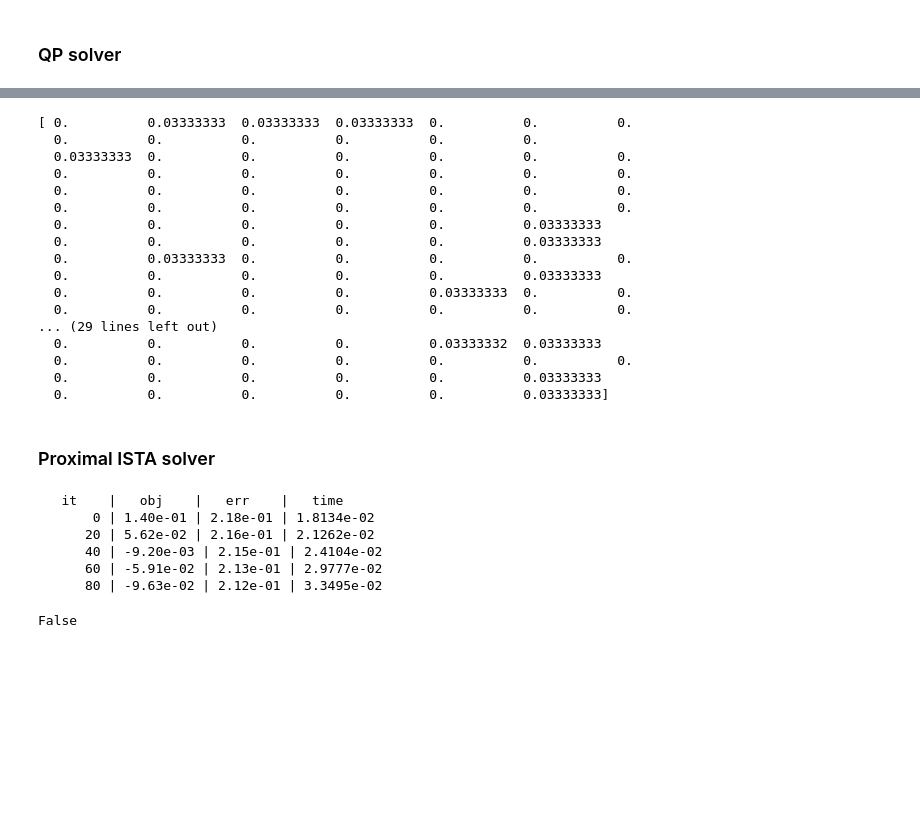
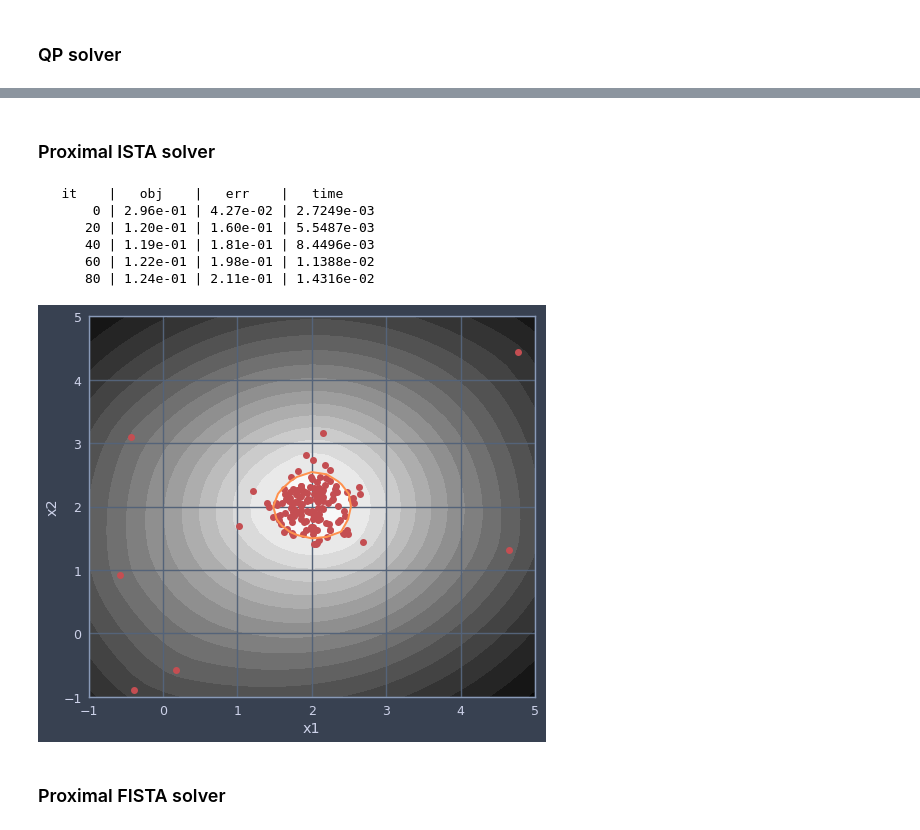
Before and after one commit to aymondebroglie/Project_Opti, a Jupyter notebook: project_m2_optim_data_science_2017_ocsvm.ipynb, the cells around one changed output, grey strips where cells are left out. Cells and saved outputs as stored; diff of their text form; code cells hidden in the pictures; blank space fills up the shorter version.

```diff
--- a/project_m2_optim_data_science_2017_ocsvm.ipynb
+++ b/project_m2_optim_data_science_2017_ocsvm.ipynb
@@ -914,23 +917,3 @@ plot_ocsvm(X, mu_support, idx_support,rho=1, kernel=rbf_kernel)
-# %%
-print mu_true
-# %% [output]
-[ 0.          0.03333333  0.03333333  0.03333333  0.          0.          0.
-  0.          0.          0.          0.          0.          0.
-  0.03333333  0.          0.          0.          0.          0.          0.
-  0.          0.          0.          0.          0.          0.          0.
-  0.          0.          0.          0.          0.          0.          0.
-  0.          0.          0.          0.          0.          0.          0.
-  0.          0.          0.          0.          0.          0.03333333
-  0.          0.          0.          0.          0.          0.03333333
-  0.          0.03333333  0.          0.          0.          0.          0.
-  0.          0.          0.          0.          0.          0.03333333
-  0.          0.          0.          0.          0.03333333  0.          0.
-  0.          0.          0.          0.          0.          0.          0.
-... (29 lines left out)
-  0.          0.          0.          0.          0.03333332  0.03333333
-  0.          0.          0.          0.          0.          0.          0.
-  0.          0.          0.          0.          0.          0.03333333
-  0.          0.          0.          0.          0.          0.03333333]
 # %% [markdown]
 ### Proximal ISTA solver
 # %%
@@ -946,17 +929,14 @@ def prox_ista(mu_init, model, n_iter=100, step=1., callback=None):
 
     return mu
 # %%
-prox_ista_inspector = inspector(model.loss,mu_true,n_iter=100,verbose=True)
-mu = prox_ista(np.zeros(model.n),model,n_iter=100,step=1./model.lipschitz_constant(),callback=prox_ista_inspector)
+prox_ista_inspector = inspector(model.loss,mu_true,n_iter=n_iter,verbose=True)
+mu = prox_ista(np.zeros(model.n),model,n_iter=n_iter,step=1./model.lipschitz_constant(),callback=prox_ista_inspector)
+plot_ocsvm(X, mu, range(len(mu)),rho=1, kernel=rbf_kernel)
 # %% [output]
    it    |   obj    |   err    |   time
-       0 | 1.40e-01 | 2.18e-01 | 1.8134e-02
-      20 | 5.62e-02 | 2.16e-01 | 2.1262e-02
-      40 | -9.20e-03 | 2.15e-01 | 2.4104e-02
-      60 | -5.91e-02 | 2.13e-01 | 2.9777e-02
-      80 | -9.63e-02 | 2.12e-01 | 3.3495e-02
+       0 | 2.96e-01 | 4.27e-02 | 2.7249e-03
+      20 | 1.20e-01 | 1.60e-01 | 5.5487e-03
+      40 | 1.19e-01 | 1.81e-01 | 8.4496e-03
+      60 | 1.22e-01 | 1.98e-01 | 1.1388e-02
+      80 | 1.24e-01 | 2.11e-01 | 1.4316e-02
+[figure, added]
-# %%
-t = np.array([1,2,3,10])
-np.any(t<0)
-# %% [output]
-False
@@ -967,0 +943,2 @@ model.lipschitz_constant
+# %% [markdown]
+### Proximal FISTA solver
```
Also changed, not shown: parts of 25 cells of this notebook.
